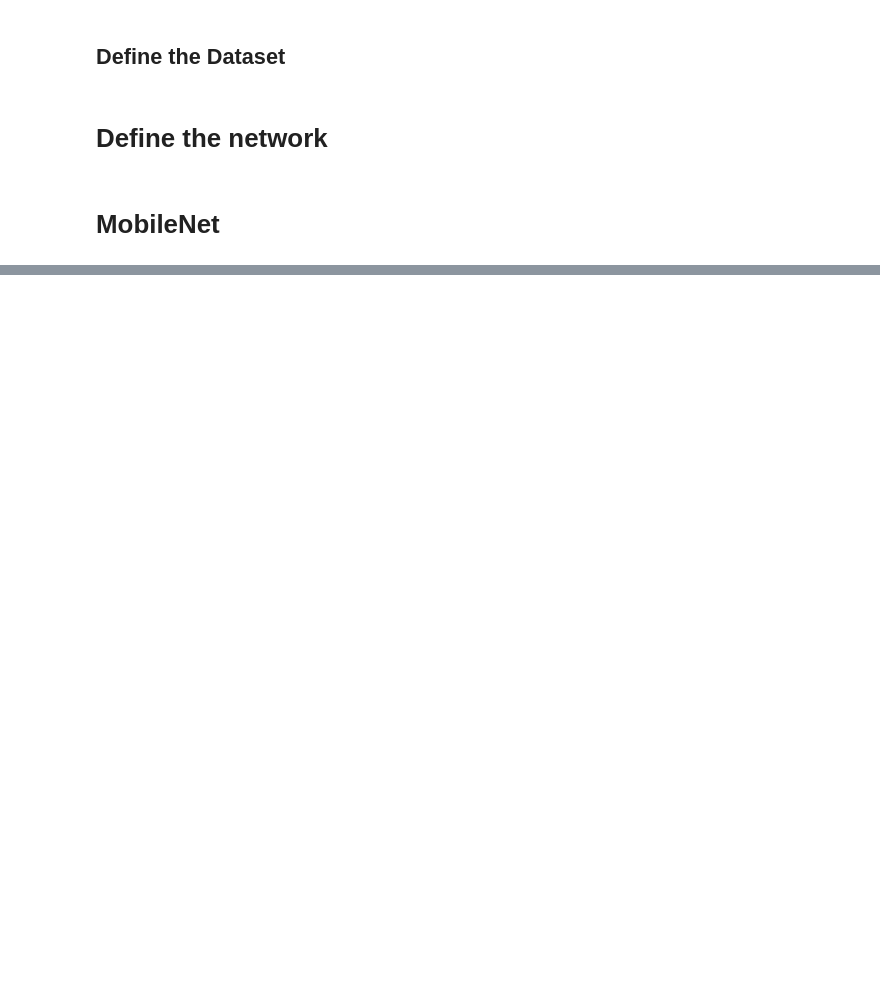
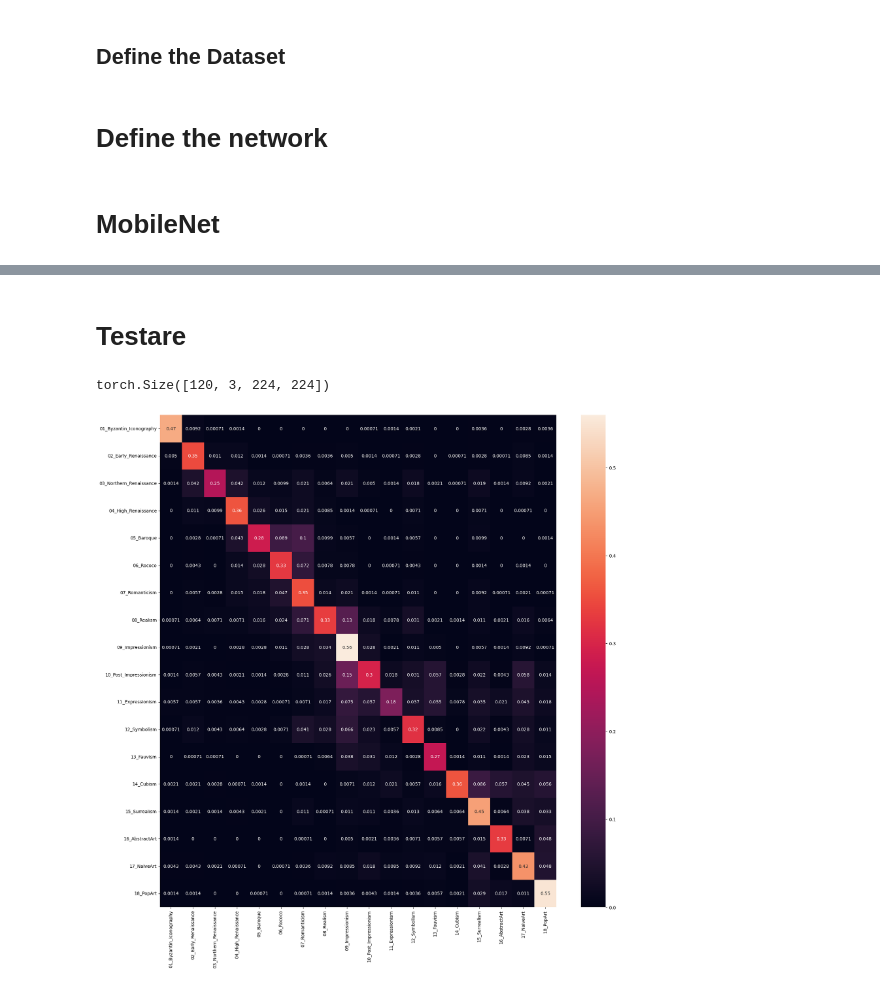
Before and after one commit to teodora-vaman/Painting-Retrieval, a Jupyter notebook: dataset.ipynb, the cells around one changed output, grey strips where cells are left out. Saved outputs shown, nothing was run; the diff lists cells and outputs as text; code cells hidden in the pictures; blank space fills up the shorter version.

```diff
--- a/dataset.ipynb
+++ b/dataset.ipynb
@@ -162,7 +162,7 @@ class DatasetPandora(Dataset):
         self.data = image_paths
         self.labels = labels
         self.targets = []
-        self.device = torch.device("cuda:0" if torch.cuda.is_available() else "cpu")
+        self.device = torch.device("cuda" if torch.cuda.is_available() else "cpu")
 
 
         for label in labels:
@@ -195,7 +195,7 @@ class DatasetPandora(Dataset):
 
         batch = {'data': batch_data, 'labels': batch_labels, 'targets': batch_targets}
 
-        return batch
+        return batch_data, batch_labels, batch_targets
 
 train_data_dataset = DatasetPandora(train_data, train_labels)
 train_loader = DataLoader(train_data_dataset, batch_size=128, shuffle=True, num_workers=0)
@@ -397,0 +399,5 @@ AttributeError: 'int' object has no attribute 'to'
+# %% [markdown]
+# Testare
+# %%
+test_data_dataset = DatasetPandora(test_data, test_labels)
+test_loader = DataLoader(train_data_dataset, batch_size=128, shuffle=True, num_workers=0)
@@ -397,0 +442,34 @@ AttributeError: 'int' object has no attribute 'to'
+# %%
+print(batch_data.size())
+# %% [output]
+torch.Size([120, 3, 224, 224])
+# %%
+from sklearn.metrics import confusion_matrix
+import seaborn as sn
+import pandas as pd
+
+y_pred = predictii
+y_true = real_labels
+
+
+# # iterate over test data
+# for inputs, labels, triggers in test_loader:
+#         output = mobile_net(inputs) # Feed Network
+
+#         output = (torch.max(torch.exp(output), 1)[1]).data.cpu().numpy()
+#         y_pred.extend(output) # Save Prediction
+
+#         labels = triggers.data.cpu().numpy()
+#         y_true.extend(labels) # Save Truth
+
+
+# Build confusion matrix
+cf_matrix = confusion_matrix(y_true, y_pred)
+df_cm = pd.DataFrame(cf_matrix/np.sum(cf_matrix) *10, index = [i for i in class_mapping],
+                     columns = [i for i in class_mapping])
+plt.figure(figsize = (20,20))
+sn.heatmap(df_cm, annot=True)
+# plt.savefig('output.png')
+plt.show()
+# %% [output]
+[figure, added]
```
Also changed, not shown: parts of 9 cells of this notebook, 2 other files.
